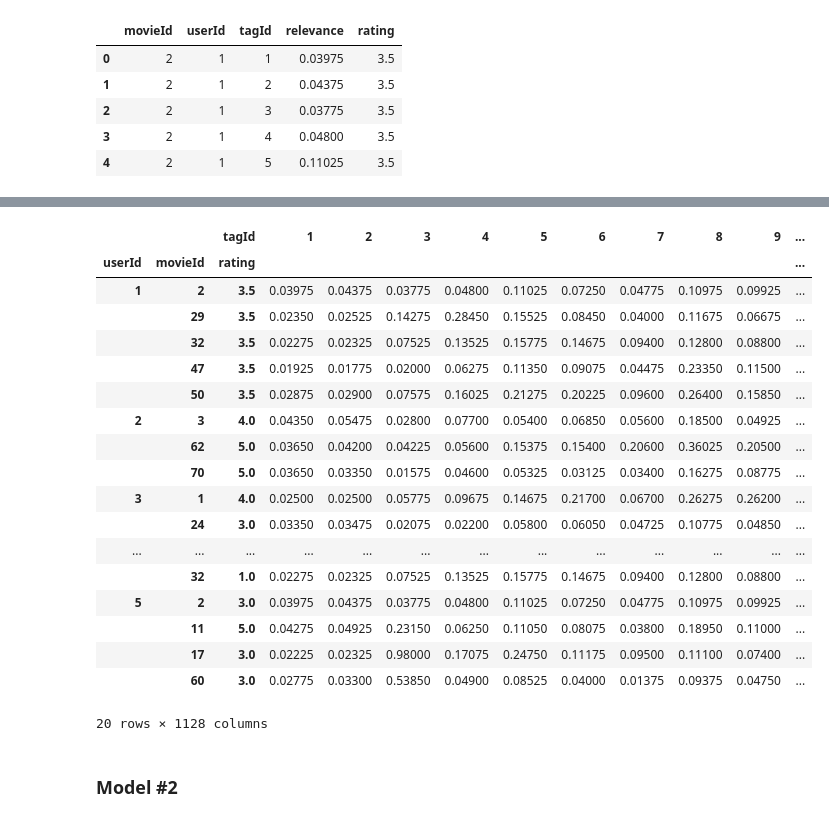
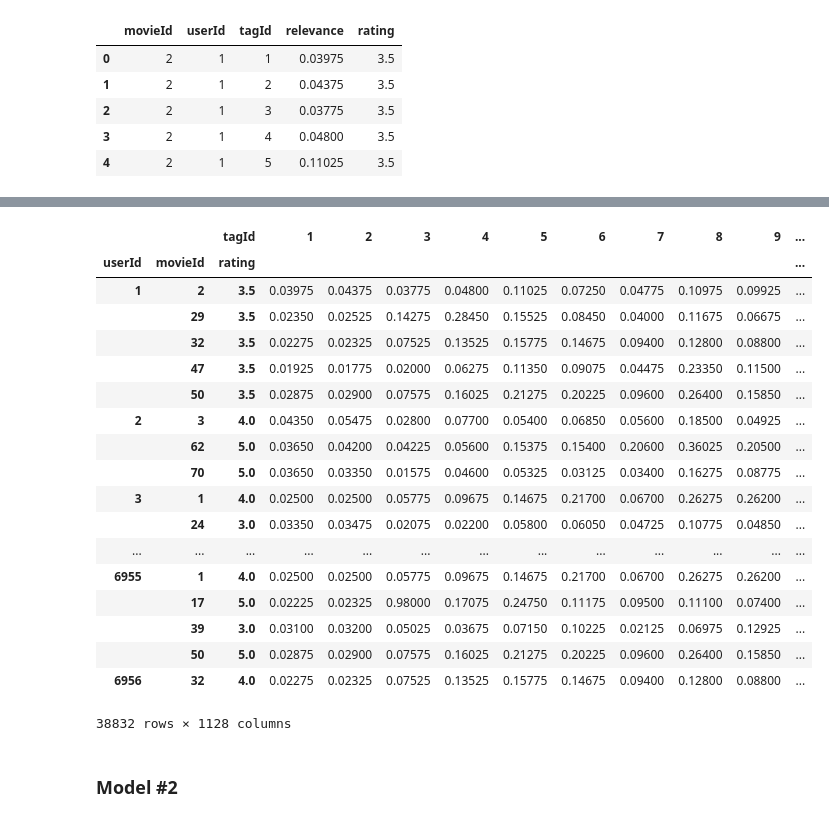
Before and after one commit to chasekregor/INFOCapstone, a Jupyter notebook: models.ipynb, the cells around one changed output, grey strips where cells are left out. Drawn from its saved outputs; the diff is of its cells as text; code cells hidden in the pictures.

```diff
--- a/models.ipynb
+++ b/models.ipynb
@@ -88,22 +31,22 @@ KeyError: 'relevance'
 # %%
-model1v2.head(20)
+model1v2
 # %% [output]
 |  |  | tagId | 1 | 2 | 3 | 4 | 5 | 6 | 7 | 8 | 9 | ... |
 | userId | movieId | rating |  |  |  |  |  |  |  |  |  | ... |
 | 1 | 2 | 3.5 | 0.03975 | 0.04375 | 0.03775 | 0.04800 | 0.11025 | 0.07250 | 0.04775 | 0.10975 | 0.09925 | ... |
 |  | 29 | 3.5 | 0.02350 | 0.02525 | 0.14275 | 0.28450 | 0.15525 | 0.08450 | 0.04000 | 0.11675 | 0.06675 | ... |
 |  | 32 | 3.5 | 0.02275 | 0.02325 | 0.07525 | 0.13525 | 0.15775 | 0.14675 | 0.09400 | 0.12800 | 0.08800 | ... |
 |  | 47 | 3.5 | 0.01925 | 0.01775 | 0.02000 | 0.06275 | 0.11350 | 0.09075 | 0.04475 | 0.23350 | 0.11500 | ... |
 |  | 50 | 3.5 | 0.02875 | 0.02900 | 0.07575 | 0.16025 | 0.21275 | 0.20225 | 0.09600 | 0.26400 | 0.15850 | ... |
 | 2 | 3 | 4.0 | 0.04350 | 0.05475 | 0.02800 | 0.07700 | 0.05400 | 0.06850 | 0.05600 | 0.18500 | 0.04925 | ... |
 |  | 62 | 5.0 | 0.03650 | 0.04200 | 0.04225 | 0.05600 | 0.15375 | 0.15400 | 0.20600 | 0.36025 | 0.20500 | ... |
 |  | 70 | 5.0 | 0.03650 | 0.03350 | 0.01575 | 0.04600 | 0.05325 | 0.03125 | 0.03400 | 0.16275 | 0.08775 | ... |
 | 3 | 1 | 4.0 | 0.02500 | 0.02500 | 0.05775 | 0.09675 | 0.14675 | 0.21700 | 0.06700 | 0.26275 | 0.26200 | ... |
 |  | 24 | 3.0 | 0.03350 | 0.03475 | 0.02075 | 0.02200 | 0.05800 | 0.06050 | 0.04725 | 0.10775 | 0.04850 | ... |
 | ... | ... | ... | ... | ... | ... | ... | ... | ... | ... | ... | ... | ... |
-|  | 32 | 1.0 | 0.02275 | 0.02325 | 0.07525 | 0.13525 | 0.15775 | 0.14675 | 0.09400 | 0.12800 | 0.08800 | ... |
-| 5 | 2 | 3.0 | 0.03975 | 0.04375 | 0.03775 | 0.04800 | 0.11025 | 0.07250 | 0.04775 | 0.10975 | 0.09925 | ... |
-|  | 11 | 5.0 | 0.04275 | 0.04925 | 0.23150 | 0.06250 | 0.11050 | 0.08075 | 0.03800 | 0.18950 | 0.11000 | ... |
-|  | 17 | 3.0 | 0.02225 | 0.02325 | 0.98000 | 0.17075 | 0.24750 | 0.11175 | 0.09500 | 0.11100 | 0.07400 | ... |
-|  | 60 | 3.0 | 0.02775 | 0.03300 | 0.53850 | 0.04900 | 0.08525 | 0.04000 | 0.01375 | 0.09375 | 0.04750 | ... |
+| 6955 | 1 | 4.0 | 0.02500 | 0.02500 | 0.05775 | 0.09675 | 0.14675 | 0.21700 | 0.06700 | 0.26275 | 0.26200 | ... |
+|  | 17 | 5.0 | 0.02225 | 0.02325 | 0.98000 | 0.17075 | 0.24750 | 0.11175 | 0.09500 | 0.11100 | 0.07400 | ... |
+|  | 39 | 3.0 | 0.03100 | 0.03200 | 0.05025 | 0.03675 | 0.07150 | 0.10225 | 0.02125 | 0.06975 | 0.12925 | ... |
+|  | 50 | 5.0 | 0.02875 | 0.02900 | 0.07575 | 0.16025 | 0.21275 | 0.20225 | 0.09600 | 0.26400 | 0.15850 | ... |
+| 6956 | 32 | 4.0 | 0.02275 | 0.02325 | 0.07525 | 0.13525 | 0.15775 | 0.14675 | 0.09400 | 0.12800 | 0.08800 | ... |
-20 rows × 1128 columns
+38832 rows × 1128 columns
```
Also changed, not shown: parts of 12 cells of this notebook.
